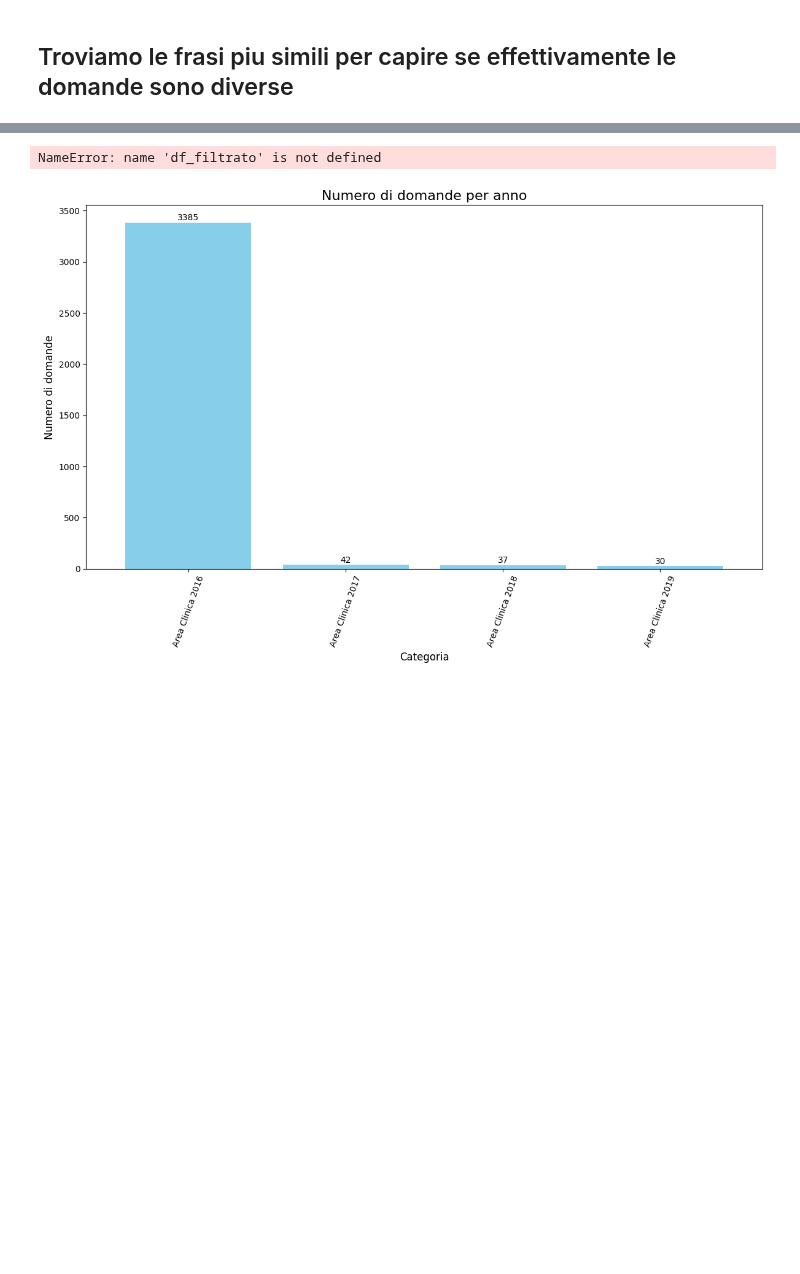
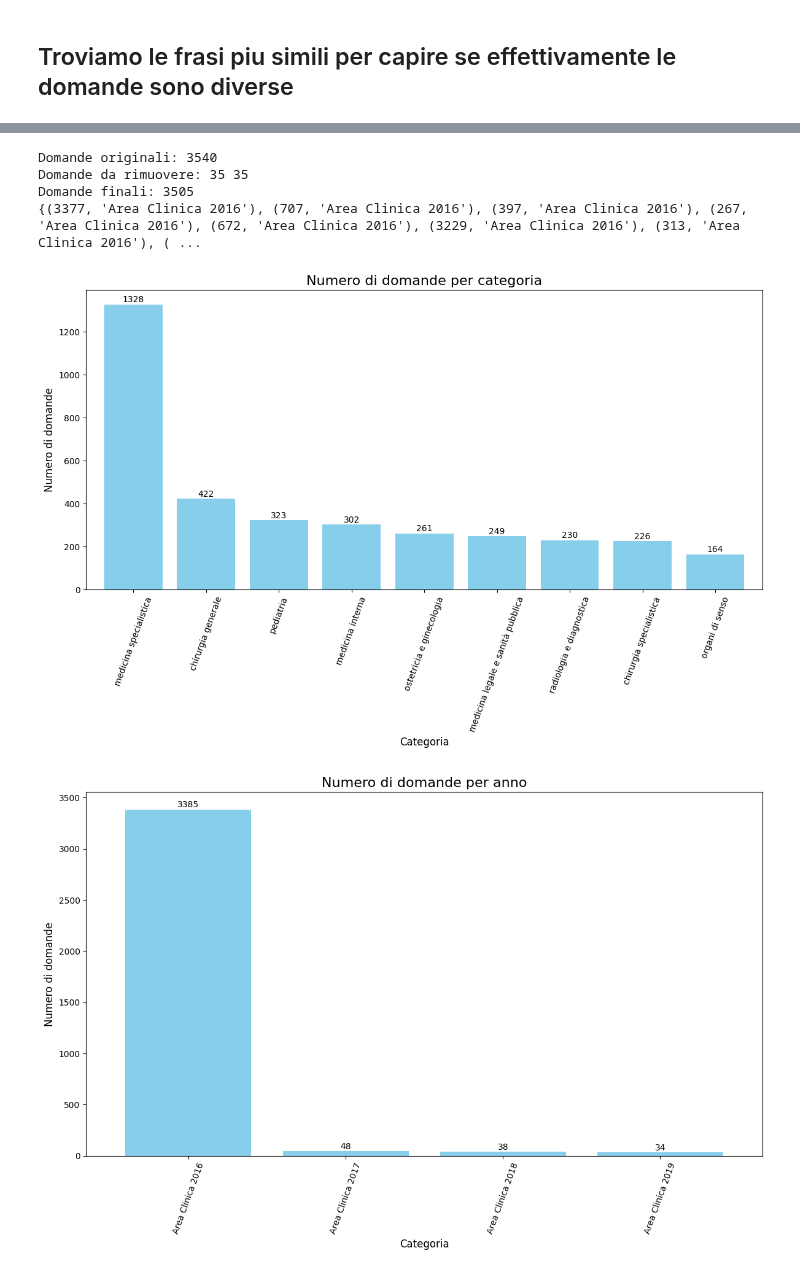
Before and after one commit to nicolobonato97/Big-Data-Analytics, a Jupyter notebook: Progetto Big Data/Area Clinica/pdf_to_csv_clinica.ipynb, the cells around one changed output, grey strips where cells are left out. Drawn from its saved outputs; the diff is of its cells as text; code cells hidden in the pictures; blank space fills up the shorter version.

```diff
--- a/Progetto Big Data/Area Clinica/pdf_to_csv_clinica.ipynb
+++ b/Progetto Big Data/Area Clinica/pdf_to_csv_clinica.ipynb
@@ -783,20 +783,25 @@ similar_df
 | 33 | 3377 | 3357 | Area Clinica 2016 | Area Clinica 2017 | tutte le seguenti condizioni d'an... | tutte le seguenti condizioni dann... | tutte le seguenti condizioni d'an... | tutte le seguenti condizioni dann... | 0.980930 |
 | 32 | 3360 | 3331 | Area Clinica 2016 | Area Clinica 2019 | un uomo di 30 anni ha presentato ... | un uomo di 30 anni ha presentato ... | un uomo di 30 anni ha presentato ... | un uomo di 30 anni ha presentato ... | 0.980136 |
 # %%
-#ora decido di salvare la primo occorrenza di ogni domanda doppiata
-# 1. Ottieni la lista delle domande da rimuovere (prima occorrenza)
-df= df_merged_2016_2019_clinica
-q_da_rimuovere = set(similar_df["question1"])
+# 1. Estrai le tuple (id1, category1) da rimuovere
+df = df_merged_2016_2019_clinica
+chiavi_da_rimuovere = set(zip(similar_df["id1"], similar_df["category1"]))
 
-# 2. Filtra il DataFrame originale tenendo solo le righe il cui question non è nella lista da rimuovere, reimposto anche l'indice da 0 a n
-df_filtrato = df[~df["question"].isin(q_da_rimuovere)]
-len(df_filtrato)
-
-#inseriamo una nuova id nel dataset di interesse
-df_filtrato.insert(0, "new_id", range(1, len(df_filtrato) + 1))
-
+# 2. Filtra il DataFrame completo mantenendo solo le righe NON presenti tra le coppie da rimuovere
+df_filtrato = df[~df[["id", "category"]].apply(tuple, axis=1).isin(chiavi_da_rimuovere)].copy()
 
 df_filtrato.to_csv(file_path("area_clinica_2016_2019_finale.csv"), index=False, encoding='utf-8')
+
+# 4. Controllo
+print("Domande originali:", len(df))
+print("Domande da rimuovere:", len(chiavi_da_rimuovere), len(similar_df))
+print("Domande finali:", len(df_filtrato))
+print(chiavi_da_rimuovere)
+# %% [output]
+Domande originali: 3540
+Domande da rimuovere: 35 35
+Domande finali: 3505
+{(3377, 'Area Clinica 2016'), (707, 'Area Clinica 2016'), (397, 'Area Clinica 2016'), (267, 'Area Clinica 2016'), (672, 'Area Clinica 2016'), (3229, 'Area Clinica 2016'), (313, 'Area Clinica 2016'), ( ...
 # %%
 
 # Carica il CSV per creare jsonl
@@ -827,26 +832,32 @@ with open(output_file, "w", encoding="utf-8") as f:
 # %%
 
 
 # Conta le domande per categoria
-conteggio = df_filtrato['macro category'].value_counts()
+conteggio = df['macro category'].value_counts()
 
 # Imposta dimensioni della figura (larghezza, altezza in pollici)
 plt.figure(figsize=(12, 8))  # aumenta queste per barre più spesse e alte
+
+# Crea il grafico a barre con barre più larghe
+ax = conteggio.plot(kind='bar', color='skyblue', width=0.8)
 
 # Crea il grafico a barre con barre più larghe
 conteggio.plot(kind='bar', color='skyblue', width=0.8)  # width=1.0 è il massimo
 
 # Aggiungi titolo e label
 plt.title('Numero di domande per categoria', fontsize=16)
 plt.xlabel('Categoria', fontsize=12)
 plt.ylabel('Numero di domande', fontsize=12)
 
+# Aggiungi il numero sopra ogni colonna
+for i, value in enumerate(conteggio):
+    ax.text(i, value + 1, str(value), ha='center', va='bottom', fontsize=10)
 
 plt.xticks(rotation=70)
 plt.tight_layout()
 plt.show()
 # %% [output]
-NameError: name 'df_filtrato' is not defined
+[figure, added]
 # %%
 
 
```
Also changed, not shown: parts of 1 cell of this notebook, 9 other files.
